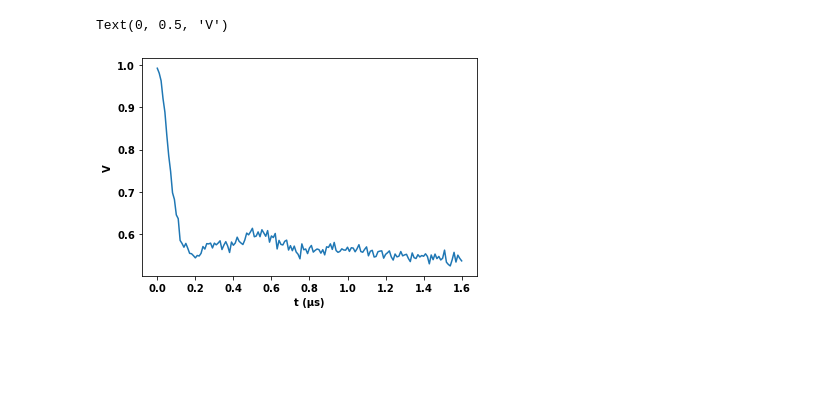
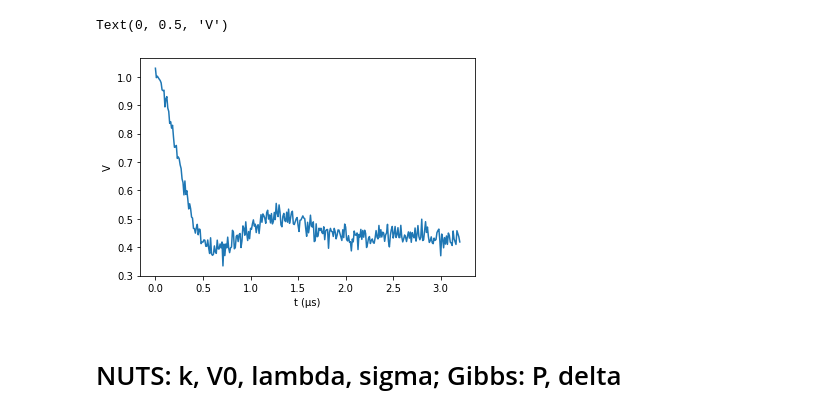
Before and after one commit to StollLab/dive-scripts, a Jupyter notebook: data analysis/bayes_gauss_data_analysis.ipynb, the cells around one changed output. Saved outputs shown, nothing was run; the diff lists cells and outputs as text; code cells hidden in the pictures; blank space fills up the shorter version.

```diff
--- a/data analysis/bayes_gauss_data_analysis.ipynb
+++ b/data analysis/bayes_gauss_data_analysis.ipynb
@@ -11,14 +13,16 @@ import deerlab as dl
 # %%
-loaded_data = np.genfromtxt("../../data/2g_Pid-1388_Sid-14056.dat", skip_header = 1, delimiter = ',')
+loaded_data = np.genfromtxt("../../data/3992_good.dat", skip_header = 1, delimiter = ',')
 t = loaded_data[:,0]
 Vexp = loaded_data[:,1]
 
 plt.plot(t, Vexp)
 plt.xlabel('t (µs)')
 plt.ylabel('V')
 # %% [output]
 Text(0, 0.5, 'V')
-[figure, old version]
+[figure, new version]
+# %% [markdown]
+# NUTS: k, V0, lambda, sigma; Gibbs: P, delta
 # %%
 pars = {"method": 'regularization', "r": np.linspace(2,6,200)}
 model = dive.model(t, Vexp, pars)
```
Also changed, not shown: parts of 7 cells of this notebook, 15 other files.
